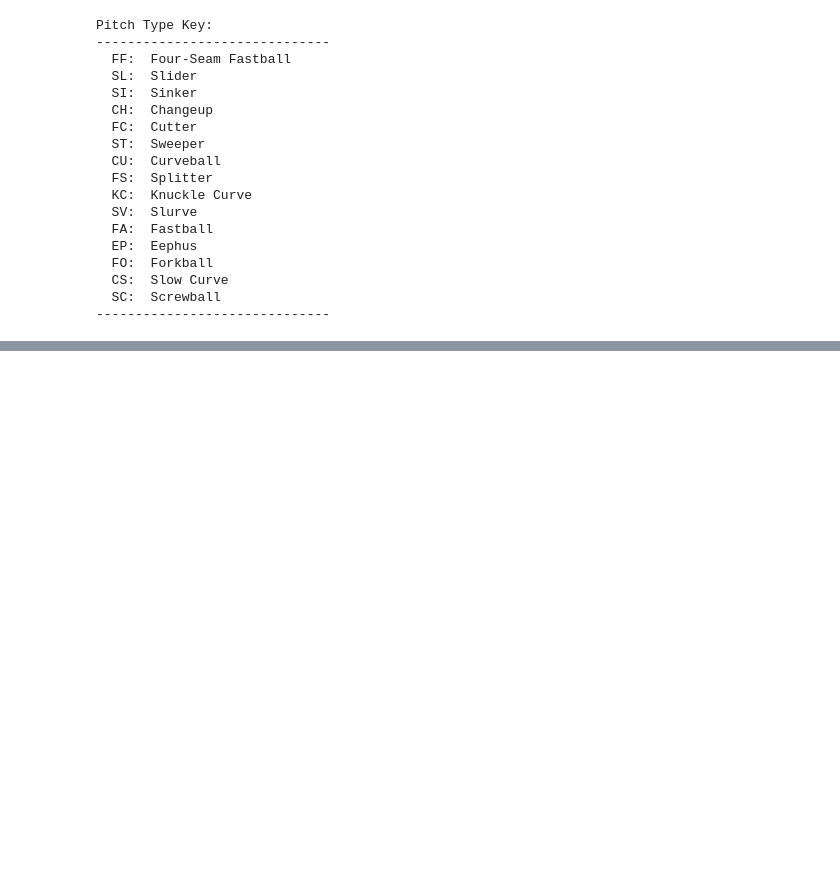
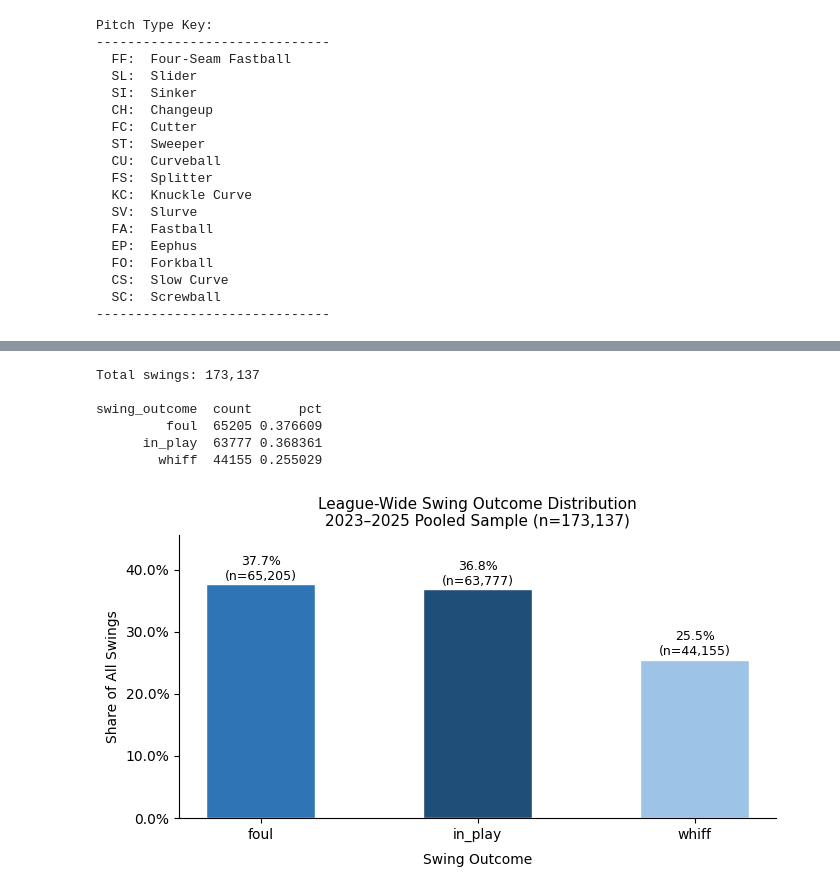
Before and after one commit to brycemgelarden/MLB_Ballpark_Factor_Analysis, a Jupyter notebook: notebooks/02_eda.ipynb, the cells around one changed output, grey strips where cells are left out. Drawn from its saved outputs; the diff is of its cells as text; code cells hidden in the pictures; blank space fills up the shorter version.

Commit message:
swing_outcome_EDA

```diff
--- a/notebooks/02_eda.ipynb
+++ b/notebooks/02_eda.ipynb
@@ -307,0 +314,68 @@ Pitch Type Key:
+# %%
+import sqlite3
+import pandas as pd
+import matplotlib.pyplot as plt
+import matplotlib.ticker as mtick
+import seaborn as sns
+import numpy as np
+from pathlib import Path
+
+
+DB_PATH = Path(r"C:\Users\Bryce Gelarden\OneDrive - Indiana University\Documents\Github - brycemgelarden\MLB_Ballpark_Factor_Analysis\database\mlb_ballpark_effects.db")
+
+conn = sqlite3.connect(DB_PATH)
+df = pd.read_sql_query("SELECT * FROM swings", conn)
+
+
+outcome_counts = (
+    df.groupby("swing_outcome", as_index=False)
+      .size()
+      .rename(columns={"size": "count"})
+)
+outcome_counts["pct"] = outcome_counts["count"] / outcome_counts["count"].sum()
+outcome_counts = outcome_counts.sort_values("pct", ascending=False).reset_index(drop=True)
+
+print(f"Total swings: {len(df):,}\n")
+print(outcome_counts.to_string(index=False))
+# %% [output]
+Total swings: 173,137
+
+swing_outcome  count      pct
+         foul  65205 0.376609
+      in_play  63777 0.368361
+        whiff  44155 0.255029
+# %%
+OUTCOME_COLORS = {
+    "in_play": "#1F4E79",
+    "foul":    "#2E75B6",
+    "whiff":   "#9DC3E6",
+}
+
+fig, ax = plt.subplots(figsize=(7, 4))
+
+bars = ax.bar(
+    outcome_counts["swing_outcome"],
+    outcome_counts["pct"],
+    color=[OUTCOME_COLORS[o] for o in outcome_counts["swing_outcome"]],
+    width=0.5,
+    edgecolor="white",
+)
+
+for bar, (_, row) in zip(bars, outcome_counts.iterrows()):
+    ax.text(
+        bar.get_x() + bar.get_width() / 2,
+        bar.get_height() + 0.003,
+        f"{row['pct']:.1%}\n(n={row['count']:,})",
+        ha="center", va="bottom", fontsize=9
+    )
+
+ax.yaxis.set_major_formatter(mtick.PercentFormatter(xmax=1))
+ax.set_ylim(0, outcome_counts["pct"].max() + 0.08)
+ax.set_xlabel("Swing Outcome", labelpad=8)
+ax.set_ylabel("Share of All Swings")
+ax.set_title("League-Wide Swing Outcome Distribution\n2023-2025 Pooled Sample (n=173,137)", fontsize=11)
+sns.despine()
+plt.tight_layout()
+plt.show()
+# %% [output]
+[figure, added]
```
Also changed, not shown: parts of 2 cells of this notebook.
